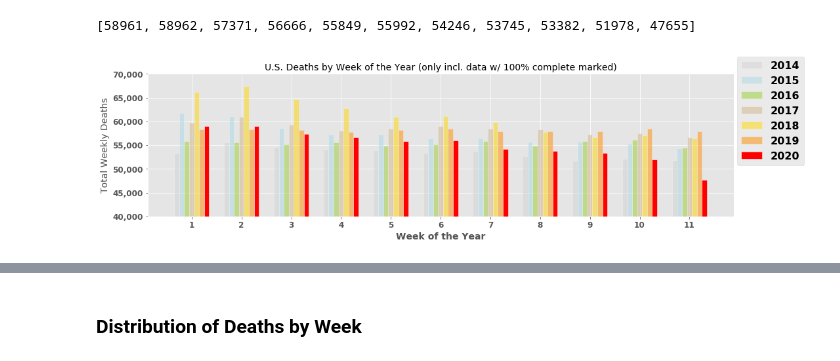
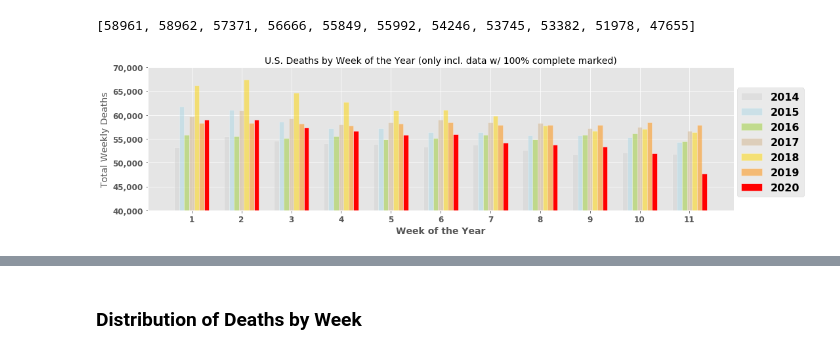
Before and after one commit to jdybuncio/usa-mortality-investigation, a Jupyter notebook: Visualizations.ipynb, the cells around one changed output, grey strips where cells are left out. Saved outputs shown, nothing was run; the diff lists cells and outputs as text; code cells hidden in the pictures.

```diff
--- a/Visualizations.ipynb
+++ b/Visualizations.ipynb
@@ -576,18 +576,25 @@ weeks_to_11 = week_labels[:11]
 death_lst = []
 year_lst = []
 week_lst = []
+death_rate_lst = []
+p_i_lst = []
+p_lst = []
 
 for i in range(1,len(weeks_to_11[0:11])+1):
     for year in years[1:]:
         mask = (df_national_official['Week'] == i) & (df_national_official['Calendar_year'] == year)
         df = df_national_official[mask]
         death_lst.append(df['Total_deaths'].iloc[0])
+        death_rate_lst.append(round(df['Deaths_per_hund_thou'].iloc[0],2))
+        p_i_lst.append(round(df['Percent_p_i'].iloc[0],4))
+        p_lst.append(round(df['Percent_p'].iloc[0],4) )
+
         year_lst.append(year)
         week_lst.append(i)
 # %%
-y_w_d = []
-for y, w, d in zip(year_lst,week_lst,death_lst):
-    y_w_d.append((y,w,d))
+y_w_d_dr_pi_p = []
+for y, w, d, dr, pi, p in zip(year_lst,week_lst,death_lst, death_rate_lst, p_i_lst, p_lst):
+    y_w_d_dr_pi_p.append((y,w,d,dr,pi,p))
 # %%
 deaths_2014 = []
 deaths_2015 = []
@@ -652,32 +704,32 @@ ax.bar(r2, bars2,  width=barWidth, edgecolor='white', label='2015', color = colo
 ax.bar(r3, bars3,  width=barWidth, edgecolor='white', label='2016', color = colors[2], alpha = 0.5)
 ax.bar(r4, bars4,  width=barWidth, edgecolor='white', label='2017', color = colors[3], alpha = 0.5)
 ax.bar(r5, bars5,  width=barWidth, edgecolor='white', label='2018', color = colors[4], alpha = 0.5)
 ax.bar(r6, bars6,  width=barWidth, edgecolor='white', label='2019', color = colors[5], alpha = 0.5)
 ax.bar(r7, bars7,  width=barWidth, edgecolor='white', label='2020', color = colors[6] ,alpha = 1.0)
 
 
 
 # Add xticks on the middle of the group bars
 plt.xlabel('Week of Year', fontweight='bold')
 plt.xticks([r + barWidth+0.2 for r in range(len(bars1))], weeks)
 
 # Create legend & Show graphic
-plt.legend(bbox_to_anchor=(1, 1),
+plt.legend(bbox_to_anchor=(1, 0.8),
            bbox_transform=plt.gcf().transFigure)
 
 
 
 
 ax.set_title("U.S. Deaths by Week of the Year (only incl. data w/ 100% complete marked)", fontsize = 14)
 ax.set_xlabel("Week of the Year", fontsize = 14)
 ax.set_ylabel("Total Weekly Deaths", fontsize = 14)
 
 ax.get_yaxis().set_major_formatter(
     matplotlib.ticker.FuncFormatter(lambda x, p: format(int(x), ',')))
 
 plt.xticks(fontsize=12)
 plt.yticks(fontsize=12)
 ax.set_ylim([40000,70000])
 plt.show()
 # %% [output]
-[figure, old version]
+[figure, new version]
```
Also changed, not shown: parts of 49 cells of this notebook, 5 other files.
